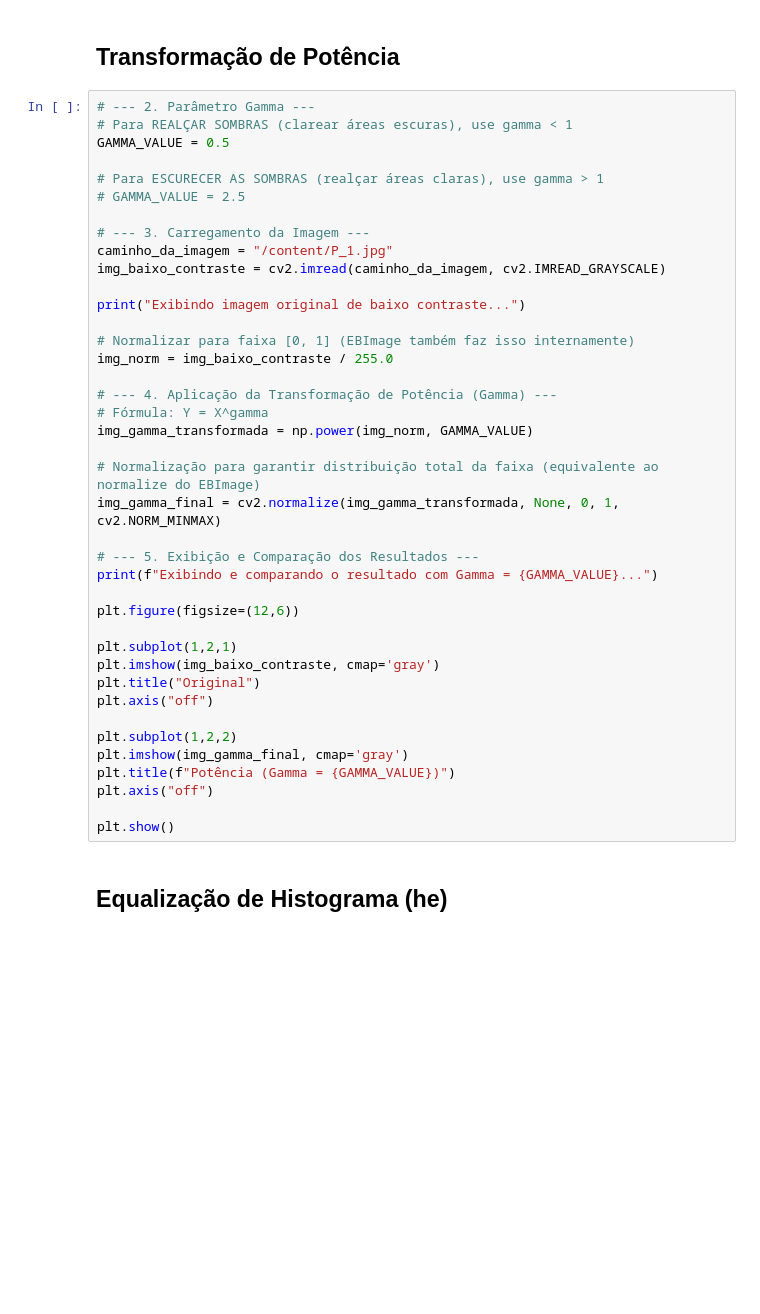
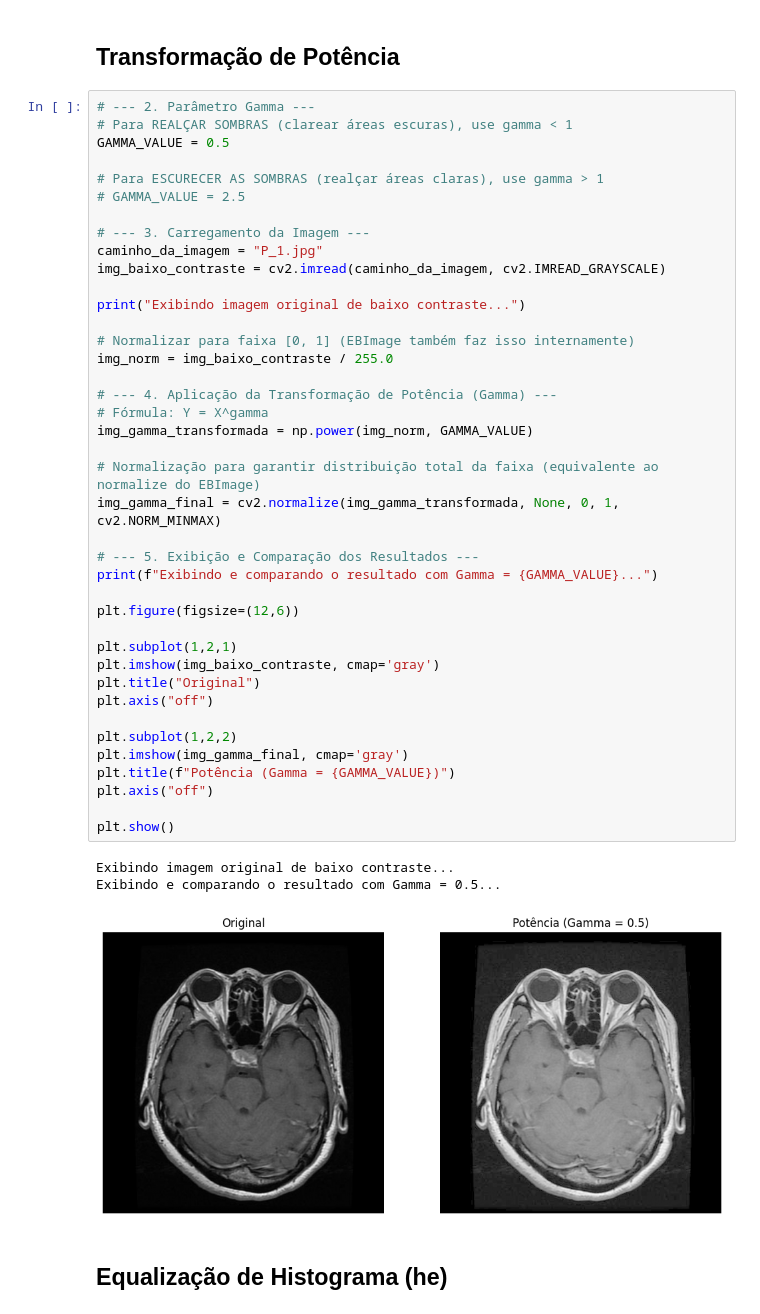
Before and after one commit to marian4cost/DeepScan, a Jupyter notebook: python-container/tecAumentoContraste.ipynb, the cells around one changed output. Drawn from its saved outputs; the diff is of its cells as text; blank space fills up the shorter version.

```diff
--- a/python-container/tecAumentoContraste.ipynb
+++ b/python-container/tecAumentoContraste.ipynb
@@ -55,37 +59,41 @@ GAMMA_VALUE = 0.5
 # GAMMA_VALUE = 2.5
 
 # --- 3. Carregamento da Imagem ---
-caminho_da_imagem = "/content/P_1.jpg"
+caminho_da_imagem = "P_1.jpg"
 img_baixo_contraste = cv2.imread(caminho_da_imagem, cv2.IMREAD_GRAYSCALE)
 
 print("Exibindo imagem original de baixo contraste...")
 
 # Normalizar para faixa [0, 1] (EBImage também faz isso internamente)
 img_norm = img_baixo_contraste / 255.0
 
 # --- 4. Aplicação da Transformação de Potência (Gamma) ---
 # Fórmula: Y = X^gamma
 img_gamma_transformada = np.power(img_norm, GAMMA_VALUE)
 
 # Normalização para garantir distribuição total da faixa (equivalente ao normalize do EBImage)
 img_gamma_final = cv2.normalize(img_gamma_transformada, None, 0, 1, cv2.NORM_MINMAX)
 
 # --- 5. Exibição e Comparação dos Resultados ---
 print(f"Exibindo e comparando o resultado com Gamma = {GAMMA_VALUE}...")
 
 plt.figure(figsize=(12,6))
 
 plt.subplot(1,2,1)
 plt.imshow(img_baixo_contraste, cmap='gray')
 plt.title("Original")
 plt.axis("off")
 
 plt.subplot(1,2,2)
 plt.imshow(img_gamma_final, cmap='gray')
 plt.title(f"Potência (Gamma = {GAMMA_VALUE})")
 plt.axis("off")
 
 plt.show()
+# %% [output]
+Exibindo imagem original de baixo contraste...
+Exibindo e comparando o resultado com Gamma = 0.5...
+[figure, added]
 # %% [markdown]
 ## Equalização de Histograma (he)
 # %%
```
Also changed, not shown: parts of 3 cells of this notebook, 1 other file.
